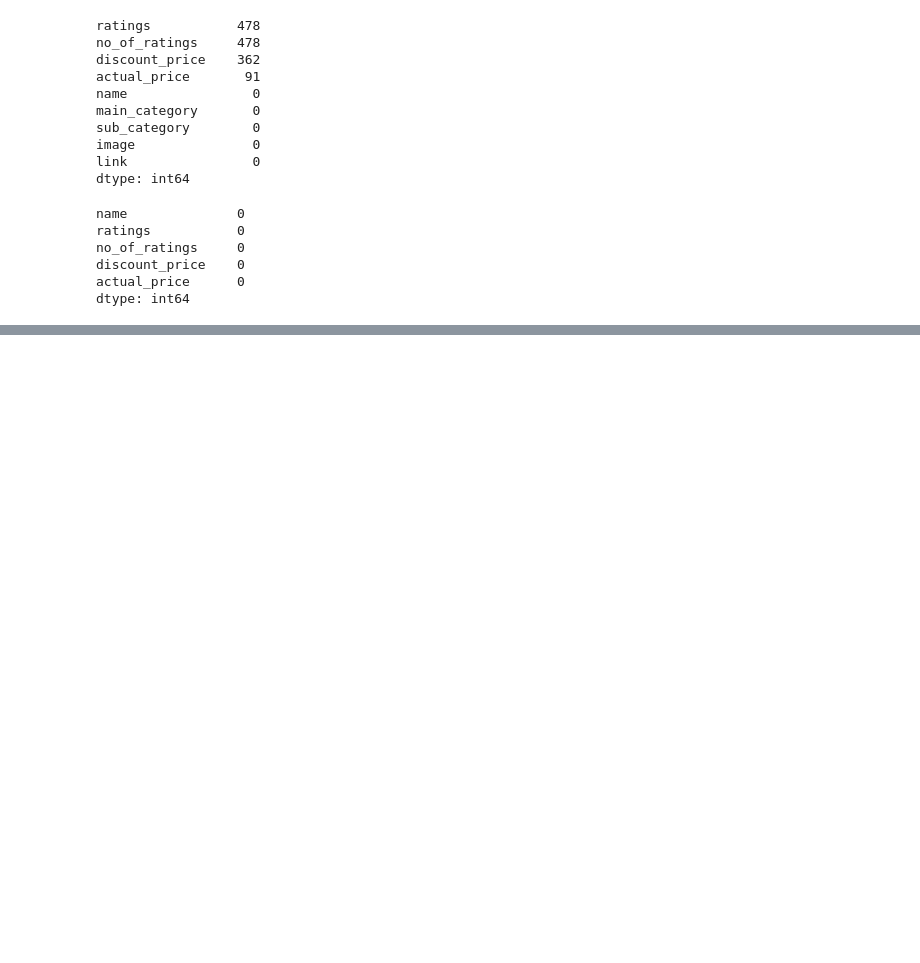
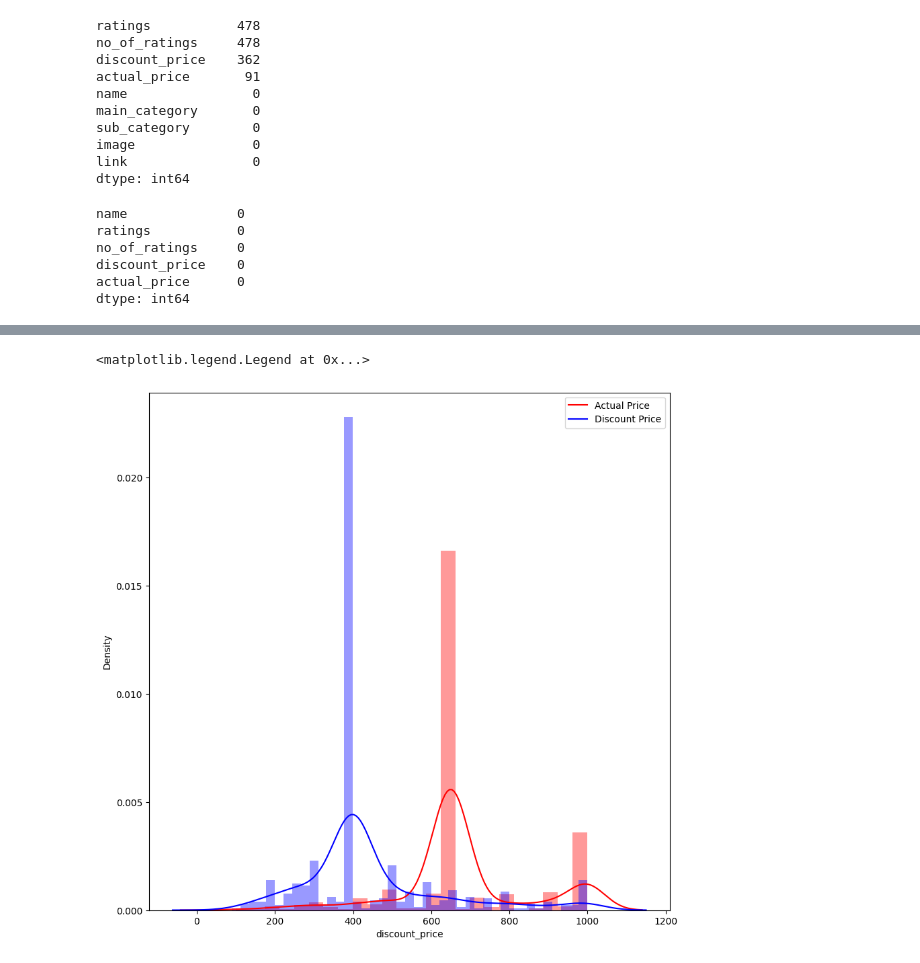
Before and after one commit to Harsh502s/Python-Assignments, a Jupyter notebook: Notebooks/Python Assignment 6 Data Viz.ipynb, the cells around one changed output, grey strips where cells are left out. Saved outputs shown, nothing was run; the diff lists cells and outputs as text; code cells hidden in the pictures; blank space fills up the shorter version.

```diff
--- a/Notebooks/Python Assignment 6 Data Viz.ipynb
+++ b/Notebooks/Python Assignment 6 Data Viz.ipynb
@@ -122,0 +147,10 @@ df
+# %%
+# Plottin the histogram of the actual price and discount price of the products with ratings greater than 4.5
+
+plt.figure(figsize=(10,10))
+sns.distplot(df[df['ratings'] > 4.5]['actual_price'], color='red')
+sns.distplot(df[df['ratings'] > 4.5]['discount_price'], color='blue')
+plt.legend(labels=['Actual Price', 'Discount Price'])
+# %% [output]
+<matplotlib.legend.Legend at 0x...>
+[figure, added]
```
Also changed, not shown: parts of 5 cells of this notebook, 1 other file.
